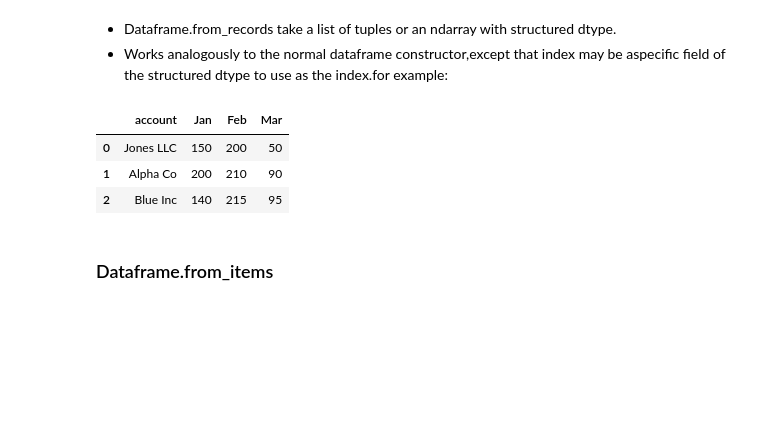
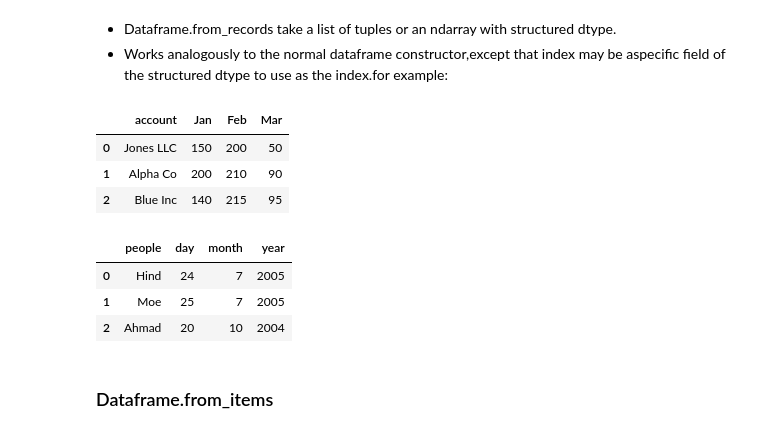
Before and after one commit to hindhammad24/Week1-Intro-to-Python, a Jupyter notebook: introduction_to_python.ipynb, the cells around one changed output. Saved outputs shown, nothing was run; the diff lists cells and outputs as text; code cells hidden in the pictures; blank space fills up the shorter version.

```diff
--- a/introduction_to_python.ipynb
+++ b/introduction_to_python.ipynb
@@ -1226,6 +1482,19 @@ df
 | 0 | Jones LLC | 150 | 200 | 50 |
 | 1 | Alpha Co | 200 | 210 | 90 |
 | 2 | Blue Inc | 140 | 215 | 95 |
+# %%
+# example 22: dataframe
+peoples = [('Hind', 24, 7, 2005),
+     ('Moe', 25, 7, 2005),
+     ('Ahmad', 20, 10, 2004)]
+labels = ['people', 'day', 'month', 'year']
+df = pd.DataFrame.from_records(peoples, columns=labels)
+df
+# %% [output]
+|  | people | day | month | year |
+| 0 | Hind | 24 | 7 | 2005 |
+| 1 | Moe | 25 | 7 | 2005 |
+| 2 | Ahmad | 20 | 10 | 2004 |
 # %% [markdown]
 ### Dataframe.from_items
 # %% [markdown]
```
Also changed, not shown: parts of 34 cells of this notebook.
